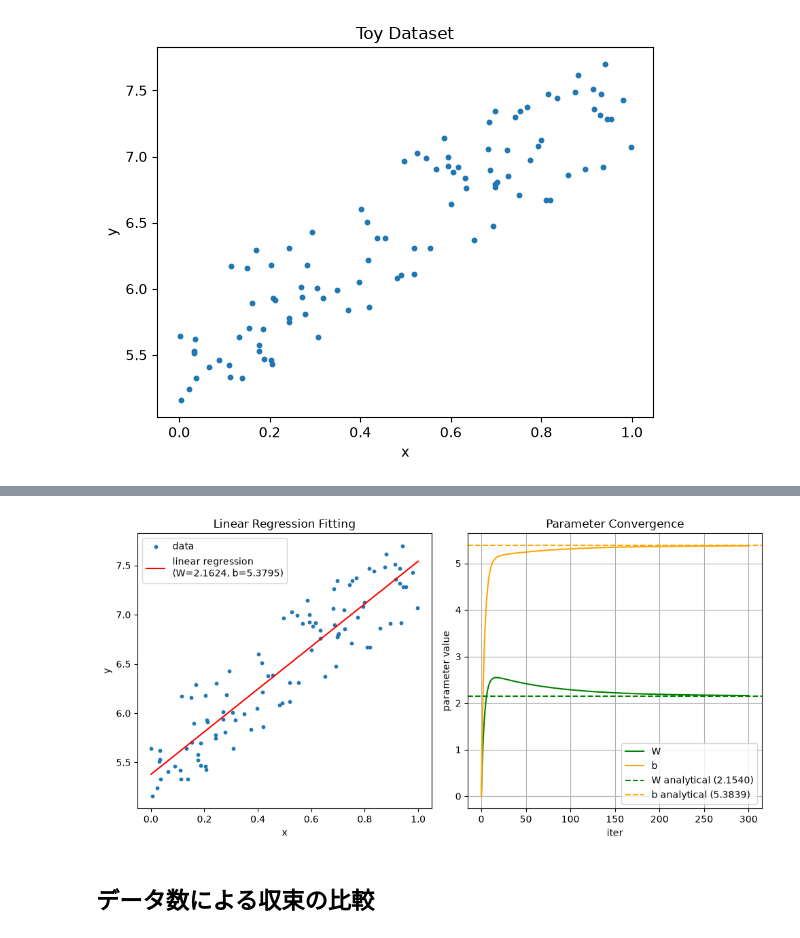
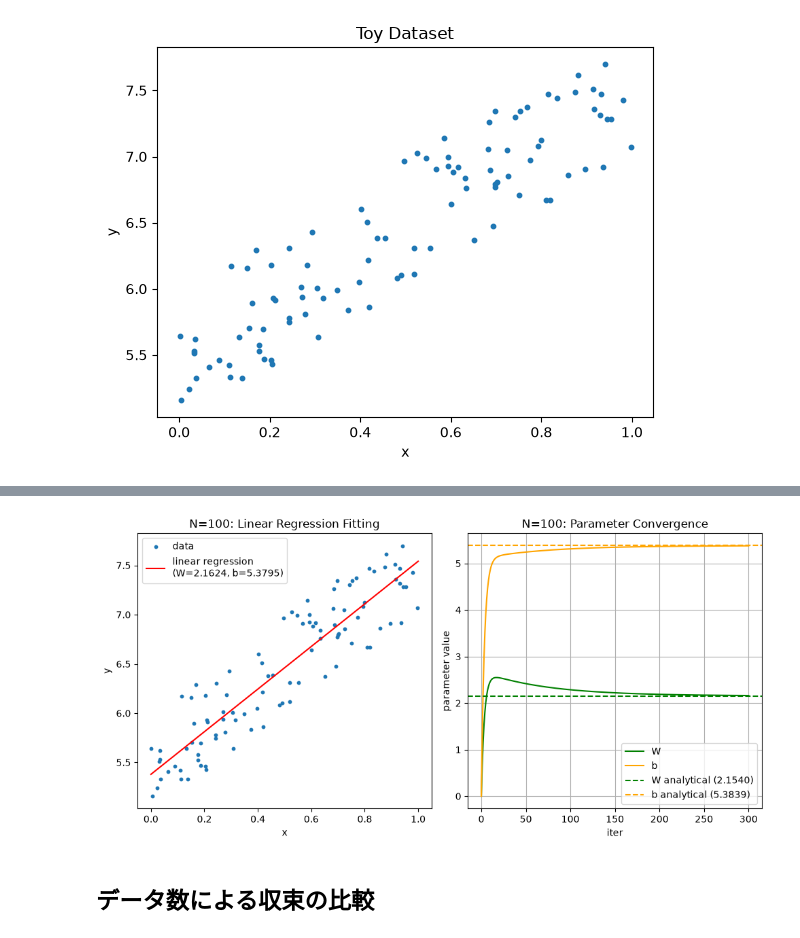
Before and after one commit to kyoropppp/2606_zero5, a Jupyter notebook: deep-learning-from-scratch-5/notebooks/06_pytorch.ipynb, the cells around one changed output, grey strips where cells are left out. Cells and saved outputs as stored; diff of their text form; code cells hidden in the pictures.

```diff
--- a/deep-learning-from-scratch-5/notebooks/06_pytorch.ipynb
+++ b/deep-learning-from-scratch-5/notebooks/06_pytorch.ipynb
@@ -335,7 +333,7 @@ plt.show()
 # %% [output]
 [figure]
 # %%
-def predict(x):
+def predict(x, W, b):
     y = x @ W + b
     return y
 
@@ -344,18 +342,15 @@ def mean_squared_error(x0, x1):
     N = len(diff)
     return torch.sum(diff ** 2) / N
 
-lr = 0.1
-iters = 300
+def run_toy_gradient_descent(x, y, lr=0.1, iters=100):
+    W = torch.zeros((1, 1), requires_grad=True)
+    b = torch.zeros(1, requires_grad=True)
 
-W = torch.zeros((1, 1), requires_grad=True)
-b = torch.zeros(1, requires_grad=True)
+    W_history = [W.item()]
+    b_history = [b.item()]
 
-W_history = [W.item()]
-b_history = [b.item()]
-
-def run_toy_gradient_descent(x, y, W, b, lr, iters, W_history, b_history):
     for i in range(iters):
-        y_hat = predict(x)
+        y_hat = predict(x, W, b)
         loss = mean_squared_error(y, y_hat)
 
         loss.backward()
@@ -369,51 +364,44 @@ def run_toy_gradient_descent(x, y, W, b, lr, iters, W_history, b_history):
         W_history.append(W.item())
         b_history.append(b.item())
 
-        if i % 10 == 0: # print every 10 iterations
-            print(loss.item())
+    return W_history, b_history
 
-    print(loss.item())
-    print('====')
-    print('W =', W.item())
-    print('b =', b.item())
-
-    return W, b, W_history, b_history
-
-W, b, W_history, b_history = run_toy_gradient_descent(x, y, W, b, lr, iters, W_history, b_history)
-
-def display_toy_gradient_descent(x, y, W, b, W_history, b_history, iters, show_ax1=True, show_ax2=True):
-    # analytical solution (OLS)
-    import numpy as np
-    coeffs = np.polyfit(x.detach().numpy().flatten(), y.detach().numpy().flatten(), 1)
-    W_analytical, b_analytical = coeffs[0], coeffs[1]
-
-    # plot
-    import matplotlib.pyplot as plt
-    fig, (ax1, ax2) = plt.subplots(1, 2, figsize=(10, 5))
+def display_toy_gradient_descent(ax1, ax2, x, y, W_hist, b_hist, W_an, b_an, N, iters):
+    W_final = W_hist[-1]
+    b_final = b_hist[-1]
 
     # left: scatter + fit line
     ax1.scatter(x.detach().numpy(), y.detach().numpy(), s=10)
     x_line = torch.tensor([[0.0], [1.0]])
-    y_line = W.detach().numpy() * x_line.detach().numpy() + b.detach().numpy()
+    y_line = W_final * x_line.detach().numpy() + b_final
     ax1.plot(x_line, y_line, color='red')
     ax1.set_xlabel('x')
     ax1.set_ylabel('y')
-    ax1.set_title('Linear Regression Fitting')
-    ax1.legend(['data', 'linear regression\n(W={:.4f}, b={:.4f})'.format(W.item(), b.item())])
+    ax1.set_title(f'N={N}: Linear Regression Fitting')
+    ax1.legend(['data', f'linear regression\n(W={W_final:.4f}, b={b_final:.4f})'])
 
     # right: convergence to analytical solution
-    ax2.plot(range(iters + 1), W_history, color='green', label='W')
-    ax2.plot(range(iters + 1), b_history, color='orange', label='b')
-    ax2.axhline(W_analytical, color='green', linestyle='--', label=f'W analytical ({W_analytical:.4f})')
-    ax2.axhline(b_analytical, color='orange', linestyle='--', label=f'b analytical ({b_analytical:.4f})')
+    ax2.plot(range(iters + 1), W_hist, color='green', label='W')
+    ax2.plot(range(iters + 1), b_hist, color='orange', label='b')
+    ax2.axhline(W_an, color='green', linestyle='--', label=f'W analytical ({W_an:.4f})')
+    ax2.axhline(b_an, color='orange', linestyle='--', label=f'b analytical ({b_an:.4f})')
     ax2.set_xlabel('iter')
     ax2.set_ylabel('parameter value')
-    ax2.set_title('Parameter Convergence')
+    ax2.set_title(f'N={N}: Parameter Convergence')
     ax2.legend()
     ax2.grid()
 
-    plt.tight_layout()
-    plt.show()
+lr = 0.1
+iters = 300
 
-display_toy_gradient_descent(x, y, W, b, W_history, b_history, iters)
+W_history, b_history = run_toy_gradient_descent(x, y, lr=lr, iters=iters)
+
+import numpy as np
+coeffs = np.polyfit(x.detach().numpy().flatten(), y.detach().numpy().flatten(), 1)
+W_an, b_an = coeffs[0], coeffs[1]
+
+fig, (ax1, ax2) = plt.subplots(1, 2, figsize=(10, 5))
+display_toy_gradient_descent(ax1, ax2, x, y, W_history, b_history, W_an, b_an, len(x), iters)
+plt.tight_layout()
+plt.show()
 # %% [output]
@@ -437,4 +408,4 @@ b = 5.379453659057617
-[figure, old version]
+[figure, new version]
 # %% [markdown]
 ## データ数による収束の比較
 # %%
```
Also changed, not shown: parts of 3 cells of this notebook.
